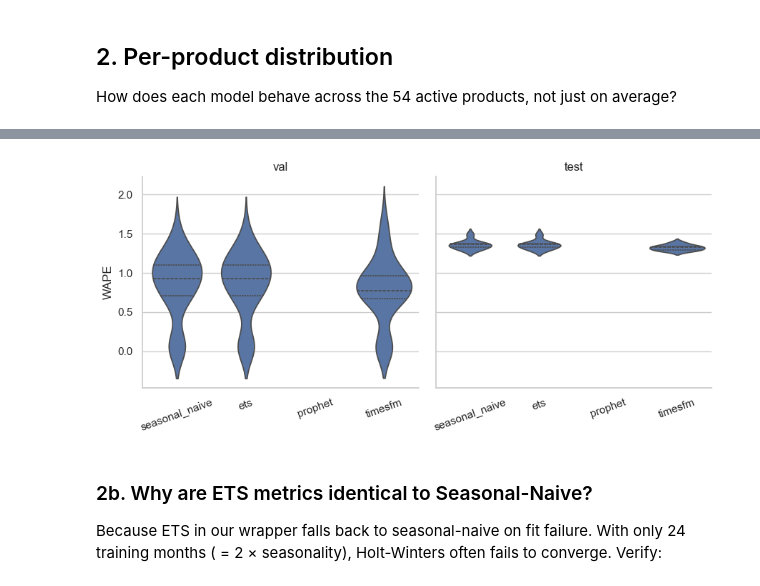
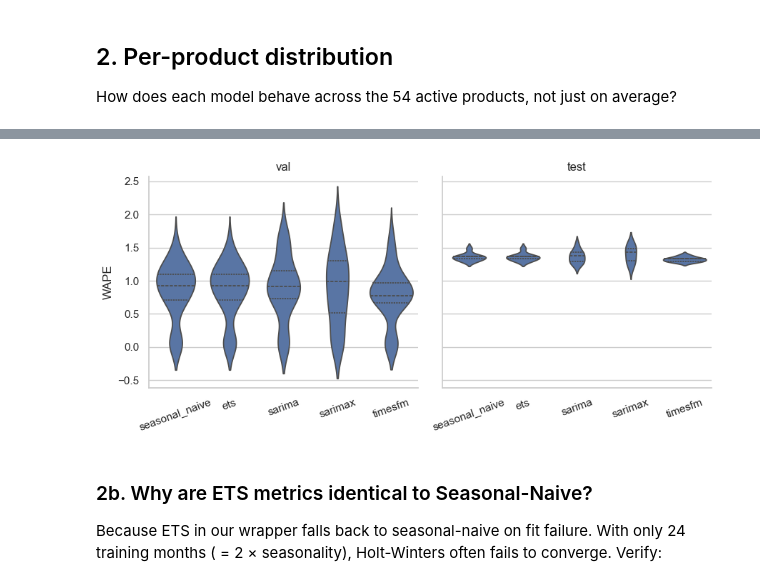
Before and after one commit to QuangThienLamData/DataCoSupplyChain-Projects, a Jupyter notebook: notebooks/m1_demand.ipynb, the cells around one changed output, grey strips where cells are left out. Saved outputs shown, nothing was run; the diff lists cells and outputs as text; code cells hidden in the pictures.

```diff
--- a/notebooks/m1_demand.ipynb
+++ b/notebooks/m1_demand.ipynb
@@ -76,8 +83,9 @@ tbl
 # %%
 fig, ax = plt.subplots(1, 2, figsize=(11, 3.5))
 wmp = MPO[MPO['cohort']=='A_active']
+MODEL_ORDER = ['seasonal_naive','ets','sarima','sarimax','timesfm']
 for i, m in enumerate(['wape','coverage_80']):
-    sns.barplot(data=wmp, x='model', y=m, hue='slice', ax=ax[i], order=['seasonal_naive','ets','prophet','timesfm'])
+    sns.barplot(data=wmp, x='model', y=m, hue='slice', ax=ax[i], order=MODEL_ORDER)
     ax[i].set_title(m); ax[i].tick_params(axis='x', rotation=20)
 ax[1].axhline(0.8, color='red', ls='--', alpha=0.4, label='target')
 ax[1].legend(); plt.tight_layout(); plt.show()
@@ -102,13 +114,13 @@ agg
 |  | timesfm | 0.773 | 0.788 | 0.415 | 0.167 |
 # %%
 g = sns.catplot(data=MPP[MPP['wape']<2], x='model', y='wape', col='slice', kind='violin',
-                order=['seasonal_naive','ets','prophet','timesfm'], height=4, aspect=1.1, inner='quartile')
+                order=['seasonal_naive','ets','sarima','sarimax','timesfm'], height=4, aspect=1.1, inner='quartile')
 g.set_titles('{col_name}'); g.set_axis_labels('','WAPE')
 for ax in g.axes.flat:
     ax.tick_params(axis='x', rotation=20)
 plt.show()
 # %% [output]
-[figure, old version]
+[figure, new version]
 # %% [markdown]
 ### 2b. Why are ETS metrics identical to Seasonal-Naive?
 
```
Also changed, not shown: parts of 7 cells of this notebook, 21 other files.
